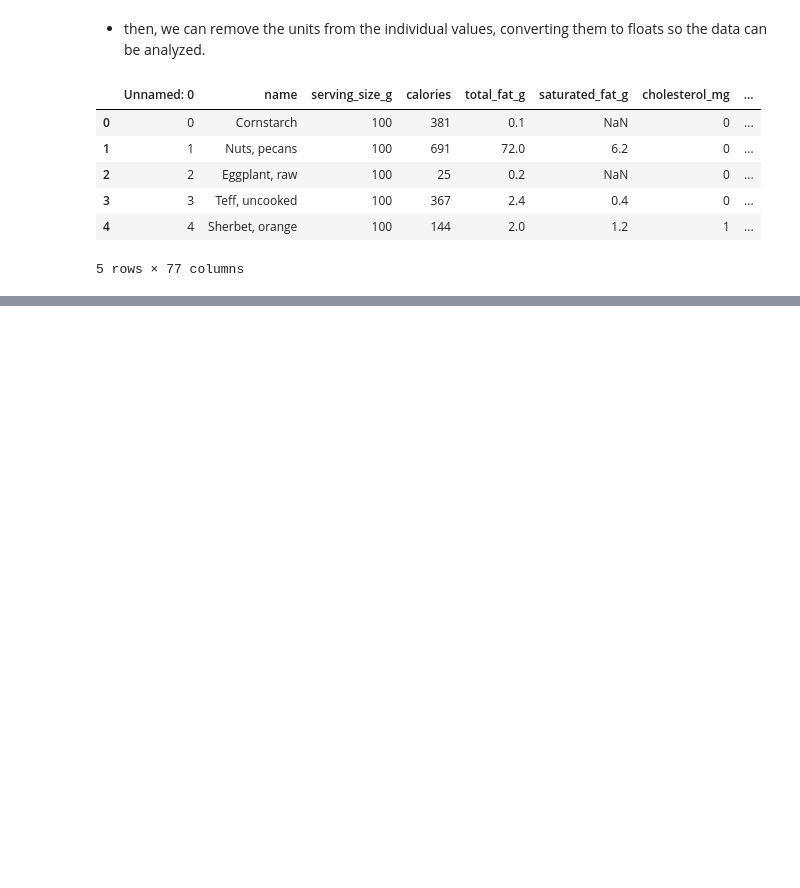
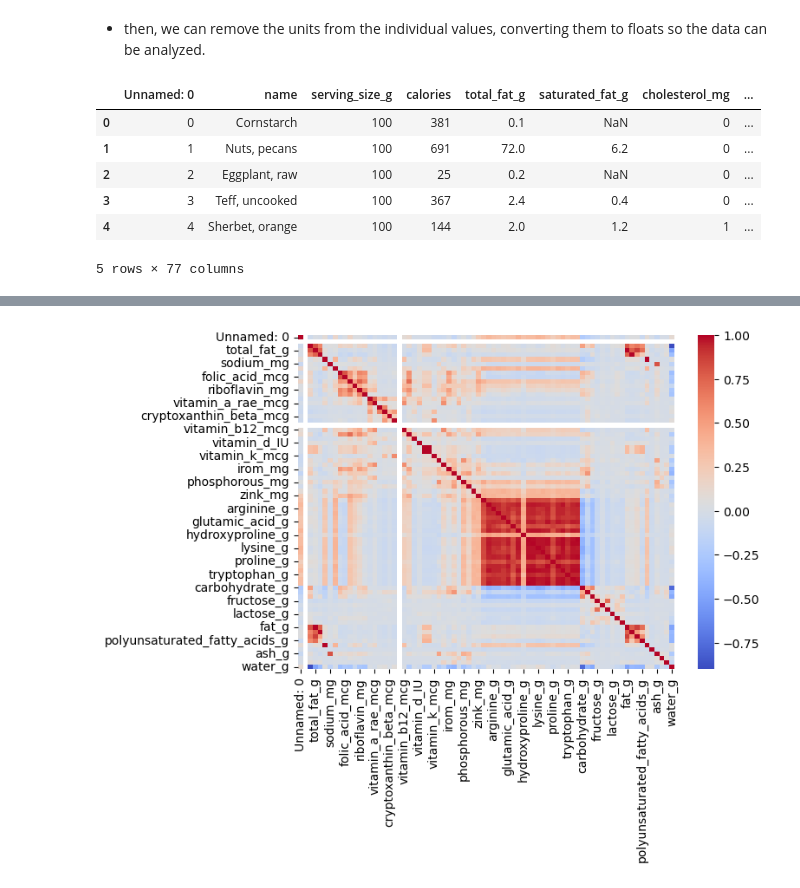
Before and after one commit to nottelyseagraves/DataDive4_DATA3500, a Jupyter notebook: nutrition.ipynb, the cells around one changed output, grey strips where cells are left out. Cells and saved outputs as stored; diff of their text form; code cells hidden in the pictures; blank space fills up the shorter version.

```diff
--- a/nutrition.ipynb
+++ b/nutrition.ipynb
@@ -370,0 +487,3 @@ nutrition.head()  # check the results
+# %%
+corr_matrix = nutrition.corr(numeric_only=True)
+corr_matrix
@@ -370,0 +504,9 @@ nutrition.head()  # check the results
+# %%
+import matplotlib.pyplot as plt
+import seaborn as sns
+# Plot the heatmap
+plt.figure(figsize=(7, 5))  # Adjust the size as needed
+sns.heatmap(corr_matrix, annot=False, cmap='coolwarm', annot_kws={"size": 6})
+plt.show()
+# %% [output]
+[figure, added]
```
Also changed, not shown: parts of 32 cells of this notebook, 2 other files.
